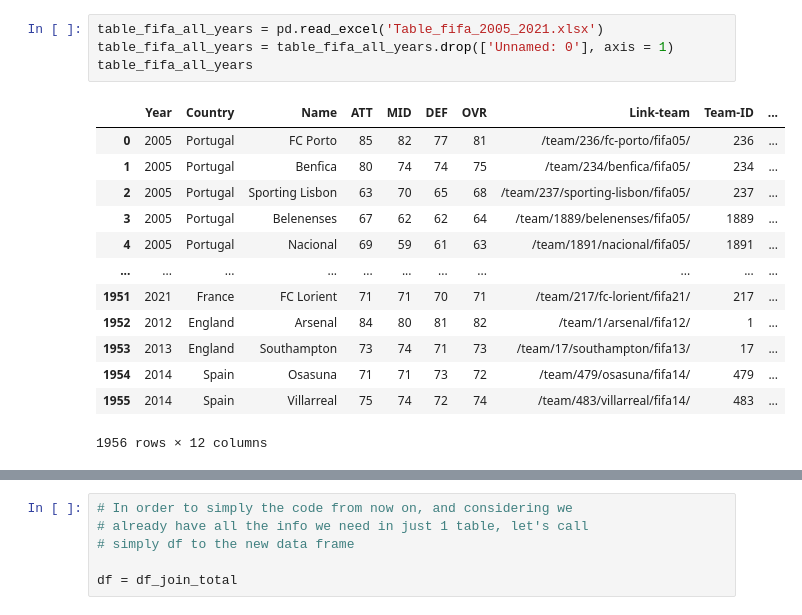
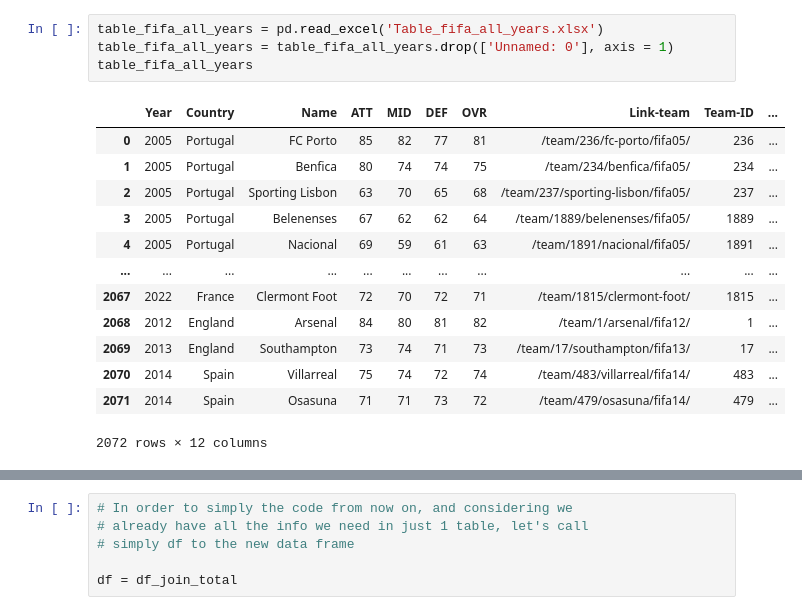
Before and after one commit to TiagoVilaVerde/TFM_KSCHOOL, a Jupyter notebook: 3.Join_Original_and_Fifa_Table.ipynb, the cells around one changed output, grey strips where cells are left out. Drawn from its saved outputs; the diff is of its cells as text.

```diff
--- a/3.Join_Original_and_Fifa_Table.ipynb
+++ b/3.Join_Original_and_Fifa_Table.ipynb
@@ -21,19 +29,19 @@ Wall time: 1.18 s
 # %%
-table_fifa_all_years = pd.read_excel('Table_fifa_2005_2021.xlsx')
+table_fifa_all_years = pd.read_excel('Table_fifa_all_years.xlsx')
 table_fifa_all_years = table_fifa_all_years.drop(['Unnamed: 0'], axis = 1)
 table_fifa_all_years
 # %% [output]
 |  | Year | Country | Name | ATT | MID | DEF | OVR | Link-team | Team-ID | ... |
 | 0 | 2005 | Portugal | FC Porto | 85 | 82 | 77 | 81 | /team/236/fc-porto/fifa05/ | 236 | ... |
 | 1 | 2005 | Portugal | Benfica | 80 | 74 | 74 | 75 | /team/234/benfica/fifa05/ | 234 | ... |
 | 2 | 2005 | Portugal | Sporting Lisbon | 63 | 70 | 65 | 68 | /team/237/sporting-lisbon/fifa05/ | 237 | ... |
 | 3 | 2005 | Portugal | Belenenses | 67 | 62 | 62 | 64 | /team/1889/belenenses/fifa05/ | 1889 | ... |
 | 4 | 2005 | Portugal | Nacional | 69 | 59 | 61 | 63 | /team/1891/nacional/fifa05/ | 1891 | ... |
 | ... | ... | ... | ... | ... | ... | ... | ... | ... | ... | ... |
-| 1951 | 2021 | France | FC Lorient | 71 | 71 | 70 | 71 | /team/217/fc-lorient/fifa21/ | 217 | ... |
-| 1952 | 2012 | England | Arsenal | 84 | 80 | 81 | 82 | /team/1/arsenal/fifa12/ | 1 | ... |
-| 1953 | 2013 | England | Southampton | 73 | 74 | 71 | 73 | /team/17/southampton/fifa13/ | 17 | ... |
-| 1954 | 2014 | Spain | Osasuna | 71 | 71 | 73 | 72 | /team/479/osasuna/fifa14/ | 479 | ... |
-| 1955 | 2014 | Spain | Villarreal | 75 | 74 | 72 | 74 | /team/483/villarreal/fifa14/ | 483 | ... |
+| 2067 | 2022 | France | Clermont Foot | 72 | 70 | 72 | 71 | /team/1815/clermont-foot/ | 1815 | ... |
+| 2068 | 2012 | England | Arsenal | 84 | 80 | 81 | 82 | /team/1/arsenal/fifa12/ | 1 | ... |
+| 2069 | 2013 | England | Southampton | 73 | 74 | 71 | 73 | /team/17/southampton/fifa13/ | 17 | ... |
+| 2070 | 2014 | Spain | Villarreal | 75 | 74 | 72 | 74 | /team/483/villarreal/fifa14/ | 483 | ... |
+| 2071 | 2014 | Spain | Osasuna | 71 | 71 | 73 | 72 | /team/479/osasuna/fifa14/ | 479 | ... |
-1956 rows × 12 columns
+2072 rows × 12 columns
 # %%
```
Also changed, not shown: parts of 15 cells of this notebook, 4 other files.
